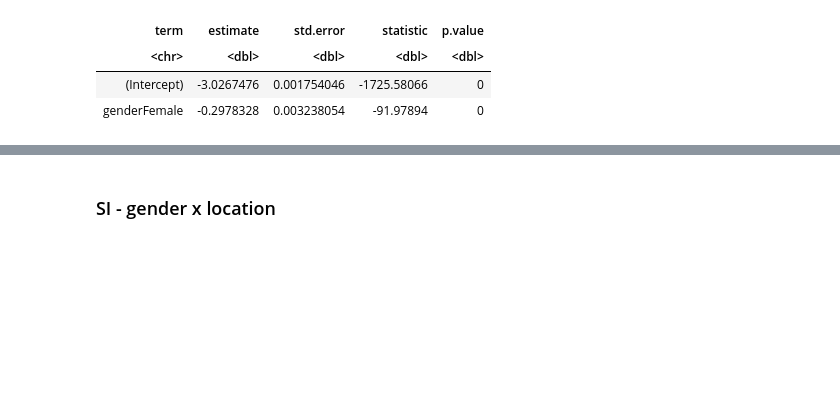
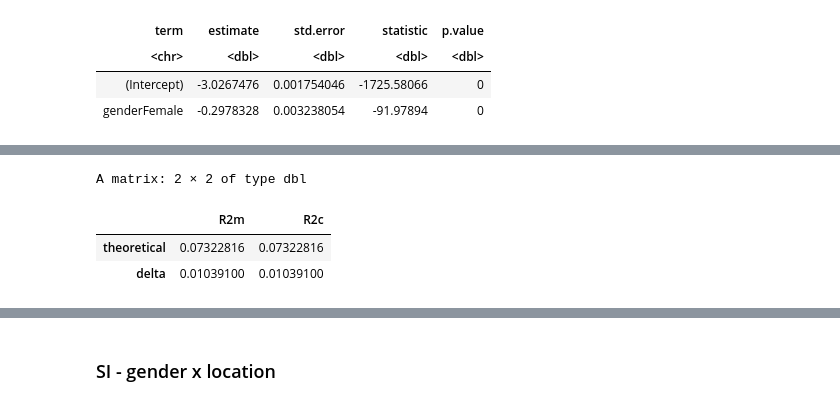
Before and after one commit to haoopeng/gender_promotion, a Jupyter notebook: R_code_reg_disparity_rate_F_M_all_years.ipynb, the cells around one changed output, grey strips where cells are left out. Cells and saved outputs as stored; diff of their text form; code cells hidden in the pictures; blank space fills up the shorter version.

```diff
--- a/R_code_reg_disparity_rate_F_M_all_years.ipynb
+++ b/R_code_reg_disparity_rate_F_M_all_years.ipynb
@@ -158,0 +171,3 @@ m2 <- glm(formula = 'self_promotion ~ 1 + gender + pub_year + authorship_pos + n
+# %%
+r.squaredGLMM(m2)
+# %% [output]
@@ -159,3 +176,7 @@ m2 <- glm(formula = 'self_promotion ~ 1 + gender + pub_year + authorship_pos + n
+A matrix: 2 × 2 of type dbl
+|  | R2m | R2c |
+| theoretical | 0.07322816 | 0.07322816 |
+| delta | 0.01039100 | 0.01039100 |
 # %%
 m3 <- glm(formula = 'self_promotion ~ 1 + gender + pub_year + authorship_pos + num_authors + \
         journal_impact + affiliation_cate + affiliation_rank_cate + author_pub_count_cate + \
```
Also changed, not shown: parts of 8 cells of this notebook.
